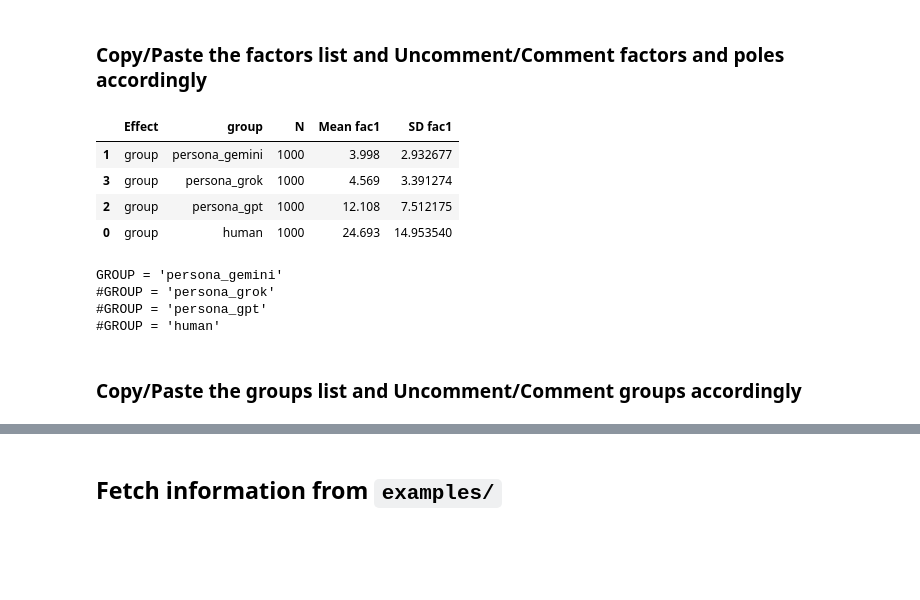
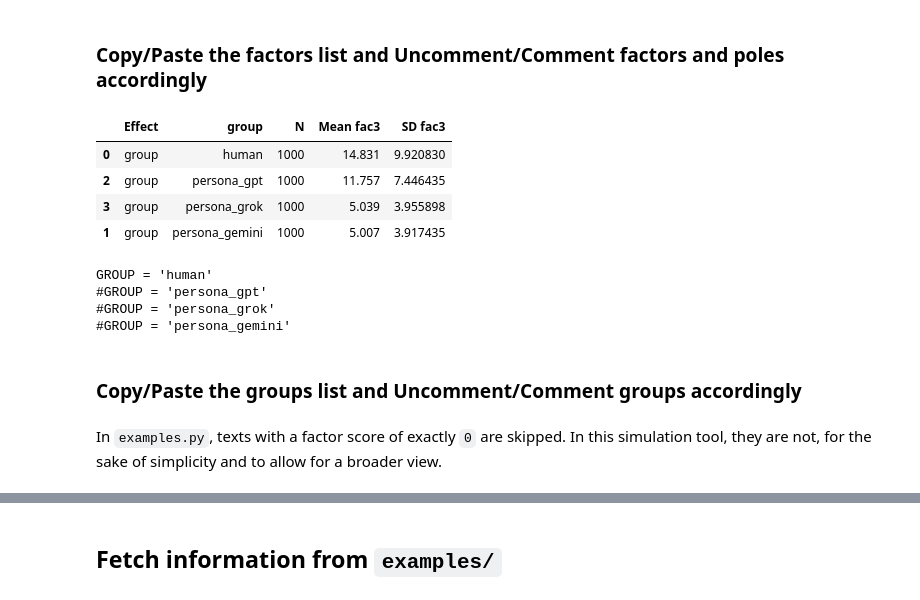
Before and after one commit to laelgelc/cl_st2_arianne, a Jupyter notebook: cl_st2_ph2_arianne/examples_simulation.ipynb, the cells around one changed output, grey strips where cells are left out. Cells and saved outputs as stored; diff of their text form; code cells hidden in the pictures; blank space fills up the shorter version.

```diff
--- a/cl_st2_ph2_arianne/examples_simulation.ipynb
+++ b/cl_st2_ph2_arianne/examples_simulation.ipynb
@@ -155,34 +155,36 @@ FACTOR = 'fac1'
 # %% [markdown]
 ### Copy/Paste the factors list and Uncomment/Comment factors and poles accordingly
 # %%
-FACTOR = 'fac1'
+#FACTOR = 'fac1'
 #FACTOR = 'fac2'
-#FACTOR = 'fac3'
+FACTOR = 'fac3'
 #FACTOR = 'fac4'
 
-#POLE = "positive"
-POLE = "negative"
+POLE = "positive"
+#POLE = "negative"
 
 sorted_means_dfs = means_dfs[FACTOR].sort_values(f"Mean {FACTOR}", ascending=POLE == "negative")
 
 display(sorted_means_dfs)
 
 groups_in_order = sorted_means_dfs["group"].tolist()
 
 print("\n".join(
     f"{'' if i == 0 else '#'}GROUP = {group!r}"
     for i, group in enumerate(groups_in_order)
 ))
 # %% [output]
-|  | Effect | group | N | Mean fac1 | SD fac1 |
-| 1 | group | persona_gemini | 1000 | 3.998 | 2.932677 |
-| 3 | group | persona_grok | 1000 | 4.569 | 3.391274 |
-| 2 | group | persona_gpt | 1000 | 12.108 | 7.512175 |
-| 0 | group | human | 1000 | 24.693 | 14.953540 |
+|  | Effect | group | N | Mean fac3 | SD fac3 |
+| 0 | group | human | 1000 | 14.831 | 9.920830 |
+| 2 | group | persona_gpt | 1000 | 11.757 | 7.446435 |
+| 3 | group | persona_grok | 1000 | 5.039 | 3.955898 |
+| 1 | group | persona_gemini | 1000 | 5.007 | 3.917435 |
-GROUP = 'persona_gemini'
+GROUP = 'human'
+#GROUP = 'persona_gpt'
 #GROUP = 'persona_grok'
-#GROUP = 'persona_gpt'
-#GROUP = 'human'
+#GROUP = 'persona_gemini'
 # %% [markdown]
 ### Copy/Paste the groups list and Uncomment/Comment groups accordingly
+# %% [markdown]
+In `examples.py`, texts with a factor score of exactly `0` are skipped. In this simulation tool, they are not, for the sake of simplicity and to allow for a broader view.
 # %%
```
Also changed, not shown: parts of 1 cell of this notebook.
